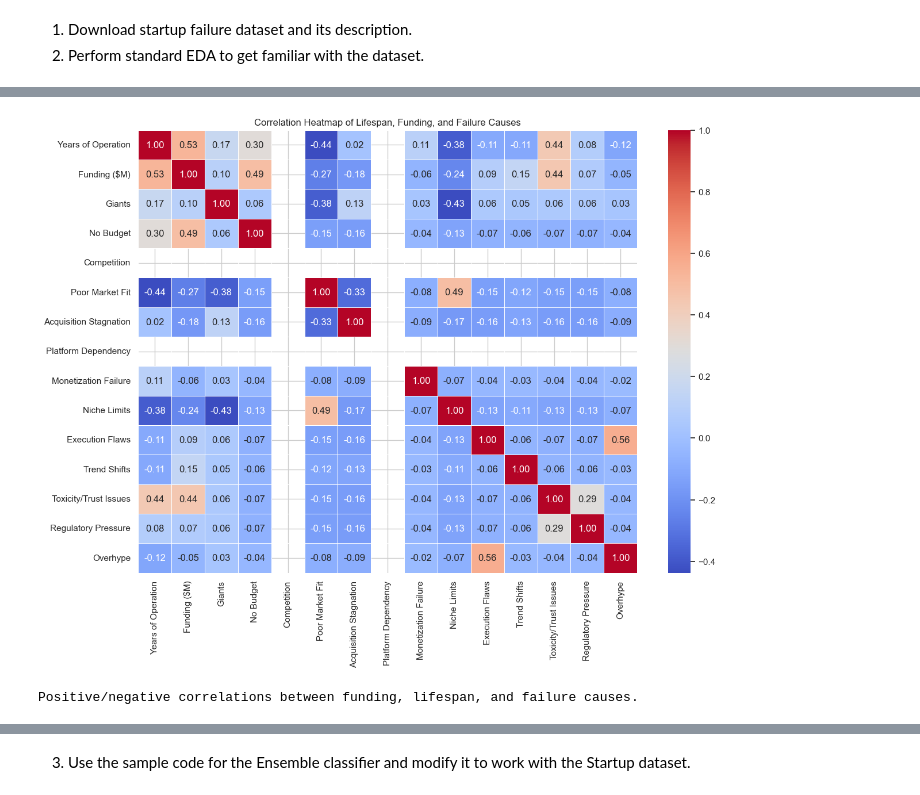
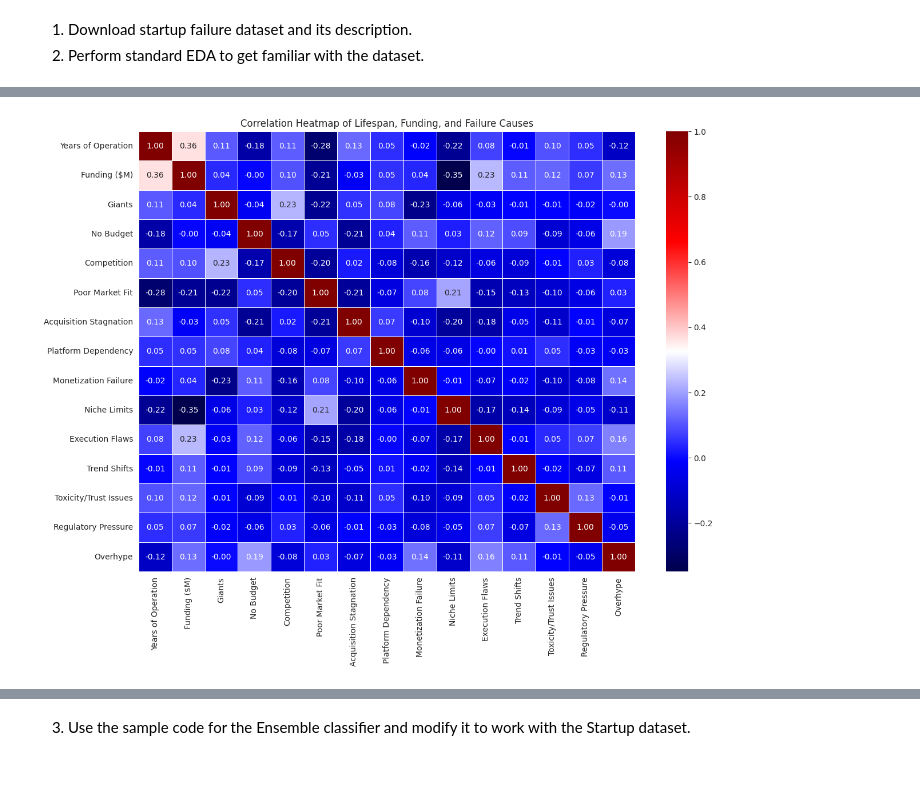
Before and after one commit to Trolann/cmpe188-assignments, a Jupyter notebook: ensemble homework/ensemblemethods_hw.ipynb, the cells around one changed output, grey strips where cells are left out. Cells and saved outputs as stored; diff of their text form; code cells hidden in the pictures.

Commit message:
use all datasets except food, first pass at ensemble being complete, needs analysis.

```diff
--- a/ensemble homework/ensemblemethods_hw.ipynb
+++ b/ensemble homework/ensemblemethods_hw.ipynb
@@ -54,3 +68,6 @@ dtype: int64
 # %%
+data = data.drop(columns=['Name', 'What They Did', 'Why They Failed', 'Takeaway'])
+data['Overhype'] = data['Overhype'].astype(int)
+binary_columns = ['Giants', 'No Budget', 'Competition', 'Poor Market Fit', 'Acquisition Stagnation', 'Platform Dependency', 'Monetization Failure', 'Niche Limits', 'Execution Flaws', 'Trend Shifts', 'Toxicity/Trust Issues', 'Regulatory Pressure', 'Overhype']
 print(data.head(5))
 # %% [output]
@@ -93,13 +119,4 @@ def parse_years(row):
 # %%
-# First create temporary columns for years
-years_data = data['Years of Operation'].apply(parse_years).apply(pd.Series)
-years_data.columns = ['Years of Operation', 'start_year', 'end_year']
-
-# Update the dataframe with the parsed values
-data['Years of Operation'] = years_data['Years of Operation']
-data['start_year'] = years_data['start_year']
-data['end_year'] = years_data['end_year']
-
 # Clean Funding: Convert 'How Much They Raised' to numeric values in millions ($M)
 def clean_funding(x):
     if pd.isna(x): return 0
@@ -109,17 +126,7 @@ def clean_funding(x):
         return value * 1000 if unit == 'B' else value  # Convert billions to millions
     return 0
 data['Funding ($M)'] = data['How Much They Raised'].apply(clean_funding)
-
-
-# Define failure cause columns (binary flags)
-# failure_flags = ['Giants', 'No Budget', 'Poor Market Fit', 'Acquisition Stagnation',
-#                  'Monetization Failure', 'Niche Limits', 'Execution Flaws',
-#                  'Trend Shifts', 'Toxicity/Trust Issues', 'Regulatory Pressure', 'Overhype']
-
-failure_flags = ['Giants', 'No Budget', 'Competition', 'Poor Market Fit',
-                 'Acquisition Stagnation', 'Platform Dependency', 'Monetization Failure',
-                 'Niche Limits', 'Execution Flaws', 'Trend Shifts', 'Toxicity/Trust Issues',
-                 'Regulatory Pressure', 'Overhype']
+data = data.drop(columns=['How Much They Raised'])
 
 print(data.head(5))
 # %% [output]
@@ -142,0 +187,8 @@ print(data.head(5))
+# %%
+# Log transform funding, years of operation is fine
+data['Funding ($M)'] = np.log1p(data['Funding ($M)'])
+# Now show the distribution again
+sns.histplot(data['Funding ($M)'], kde=True)
+plt.title('Log-transformed Funding Distribution')
+plt.xlabel('Log(Funding ($M))')
+plt.show()
@@ -143,14 +197,12 @@ print(data.head(5))
 # %%
 # Select columns for correlation
-corr_cols = ['Years of Operation', 'Funding ($M)'] + failure_flags
+corr_cols = ['Years of Operation', 'Funding ($M)'] + binary_columns
 corr_matrix = data[corr_cols].corr()
 # Generate Heatmap
 plt.figure(figsize=(14, 10))
-sns.heatmap(corr_matrix, annot=True, cmap='coolwarm', fmt='.2f', linewidths=0.5)
+sns.heatmap(corr_matrix, annot=True, cmap='seismic', fmt='.2f', linewidths=0.5)
 plt.title('Correlation Heatmap of Lifespan, Funding, and Failure Causes')
 plt.show()
-print("Positive/negative correlations between funding, lifespan, and failure causes.")
 # %% [output]
-[figure, old version]
+[figure, new version]
-Positive/negative correlations between funding, lifespan, and failure causes.
 # %%
```
Also changed, not shown: parts of 19 cells of this notebook.
